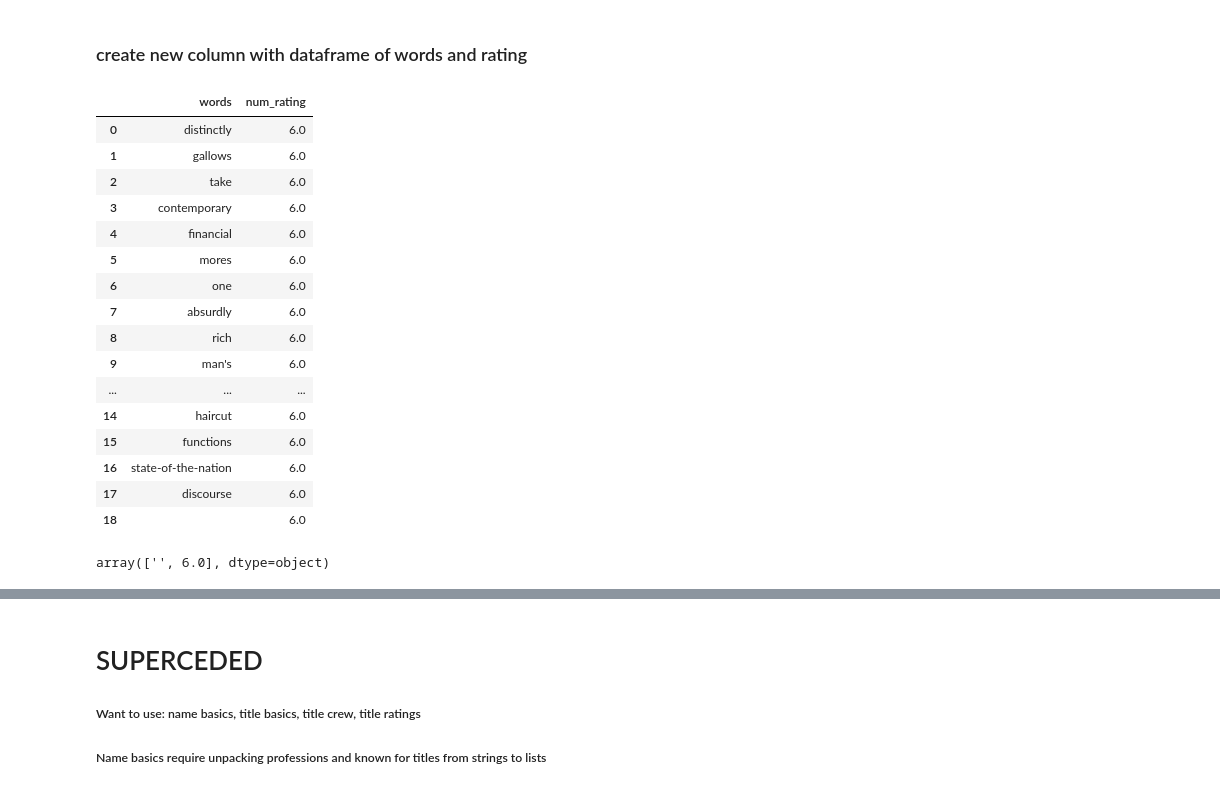
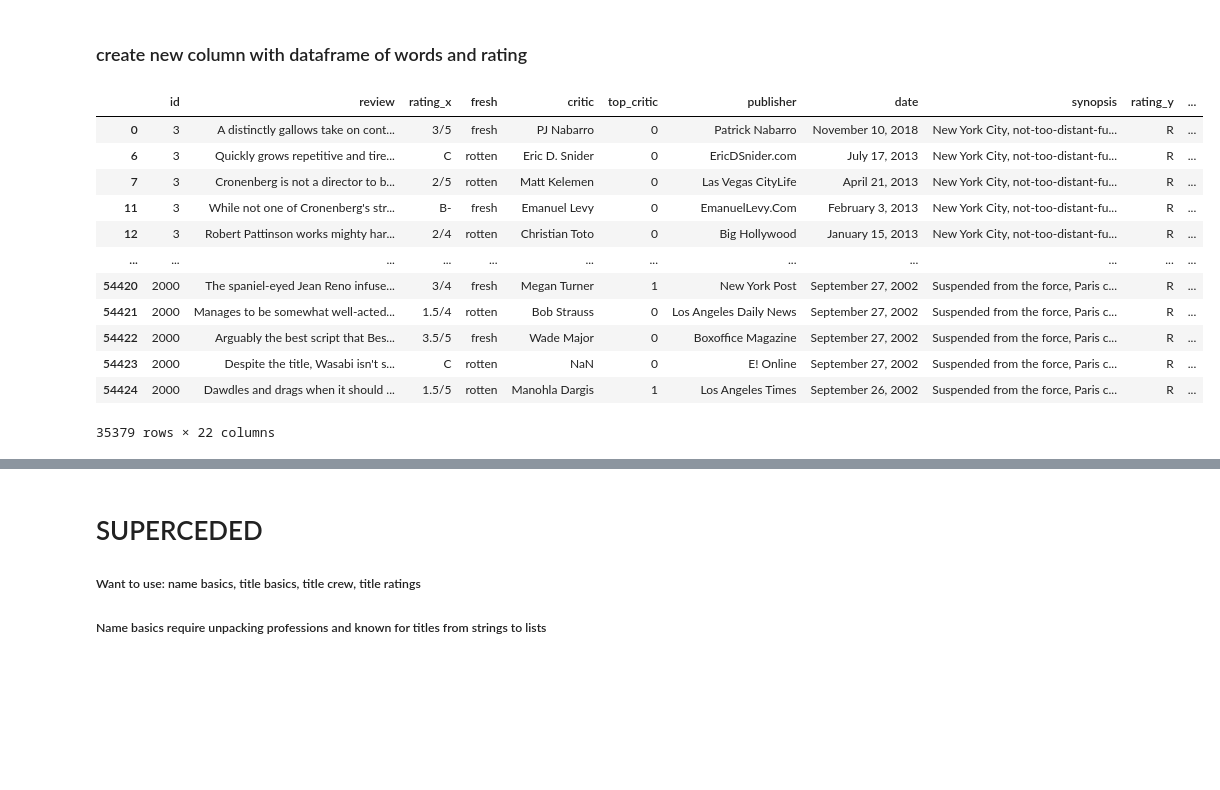
Before and after one commit to NelGen/NG-Msoft-Movie-Project, a Jupyter notebook: ScrapBook.ipynb, the cells around one changed output, grey strips where cells are left out. Cells and saved outputs as stored; diff of their text form; code cells hidden in the pictures; blank space fills up the shorter version.

Commit message:
Finishing RT word counter

```diff
--- a/ScrapBook.ipynb
+++ b/ScrapBook.ipynb
@@ -672,5 +672,5 @@ False
 # %% [markdown]
 ### Create column for numbered ratings
 # %%
-#sub_rt['num_rating'] = sub_rt['rating_x'].apply(lambda x: rating_clean(x))
+sub_rt['num_rating'] = sub_rt['rating_x'].apply(lambda x: rating_clean(x))
 # %%
@@ -687,7 +687,7 @@ max         15.000000
 Name: num_rating, dtype: float64
 # %%
 #set ratings above 10 down to 10
-#sub_rt['num_rating'].loc[sub_rt['num_rating'] > 10] = 10
+sub_rt['num_rating'].loc[sub_rt['num_rating'] > 10] = 10
 # %% [output]
 A value is trying to be set on a copy of a slice from a DataFrame
 
@@ -801,24 +799,18 @@ word_ratings = pd.DataFrame({'words':remove_stops(sub_rt['reviews_list'].iloc[0]
-# %%
-word_ratings
-# %% [output]
-|  | words | num_rating |
-| 0 | distinctly | 6.0 |
-| 1 | gallows | 6.0 |
-| 2 | take | 6.0 |
-| 3 | contemporary | 6.0 |
-| 4 | financial | 6.0 |
-| 5 | mores | 6.0 |
-| 6 | one | 6.0 |
-| 7 | absurdly | 6.0 |
-| 8 | rich | 6.0 |
-| 9 | man's | 6.0 |
-| ... | ... | ... |
-| 14 | haircut | 6.0 |
-| 15 | functions | 6.0 |
-| 16 | state-of-the-nation | 6.0 |
-| 17 | discourse | 6.0 |
-| 18 |  | 6.0 |
-# %%
-word_ratings.iloc[18].values
-# %% [output]
-array(['', 6.0], dtype=object)
+# %%
+sub_rt['reviews_list'] = sub_rt['reviews_list'].apply(lambda x: remove_stops(x))
+# %%
+sub_rt
+# %% [output]
+|  | id | review | rating_x | fresh | critic | top_critic | publisher | date | synopsis | rating_y | ... |
+| 0 | 3 | A distinctly gallows take on cont... | 3/5 | fresh | PJ Nabarro | 0 | Patrick Nabarro | November 10, 2018 | New York City, not-too-distant-fu... | R | ... |
+| 6 | 3 | Quickly grows repetitive and tire... | C | rotten | Eric D. Snider | 0 | EricDSnider.com | July 17, 2013 | New York City, not-too-distant-fu... | R | ... |
+| 7 | 3 | Cronenberg is not a director to b... | 2/5 | rotten | Matt Kelemen | 0 | Las Vegas CityLife | April 21, 2013 | New York City, not-too-distant-fu... | R | ... |
+| 11 | 3 | While not one of Cronenberg's str... | B- | fresh | Emanuel Levy | 0 | EmanuelLevy.Com | February 3, 2013 | New York City, not-too-distant-fu... | R | ... |
+| 12 | 3 | Robert Pattinson works mighty har... | 2/4 | rotten | Christian Toto | 0 | Big Hollywood | January 15, 2013 | New York City, not-too-distant-fu... | R | ... |
+| ... | ... | ... | ... | ... | ... | ... | ... | ... | ... | ... | ... |
+| 54420 | 2000 | The spaniel-eyed Jean Reno infuse... | 3/4 | fresh | Megan Turner | 1 | New York Post | September 27, 2002 | Suspended from the force, Paris c... | R | ... |
+| 54421 | 2000 | Manages to be somewhat well-acted... | 1.5/4 | rotten | Bob Strauss | 0 | Los Angeles Daily News | September 27, 2002 | Suspended from the force, Paris c... | R | ... |
+| 54422 | 2000 | Arguably the best script that Bes... | 3.5/5 | fresh | Wade Major | 0 | Boxoffice Magazine | September 27, 2002 | Suspended from the force, Paris c... | R | ... |
+| 54423 | 2000 | Despite the title, Wasabi isn't s... | C | rotten | NaN | 0 | E! Online | September 27, 2002 | Suspended from the force, Paris c... | R | ... |
+| 54424 | 2000 | Dawdles and drags when it should ... | 1.5/5 | rotten | Manohla Dargis | 1 | Los Angeles Times | September 26, 2002 | Suspended from the force, Paris c... | R | ... |
+35379 rows × 22 columns
```
Also changed, not shown: parts of 12 cells of this notebook.
